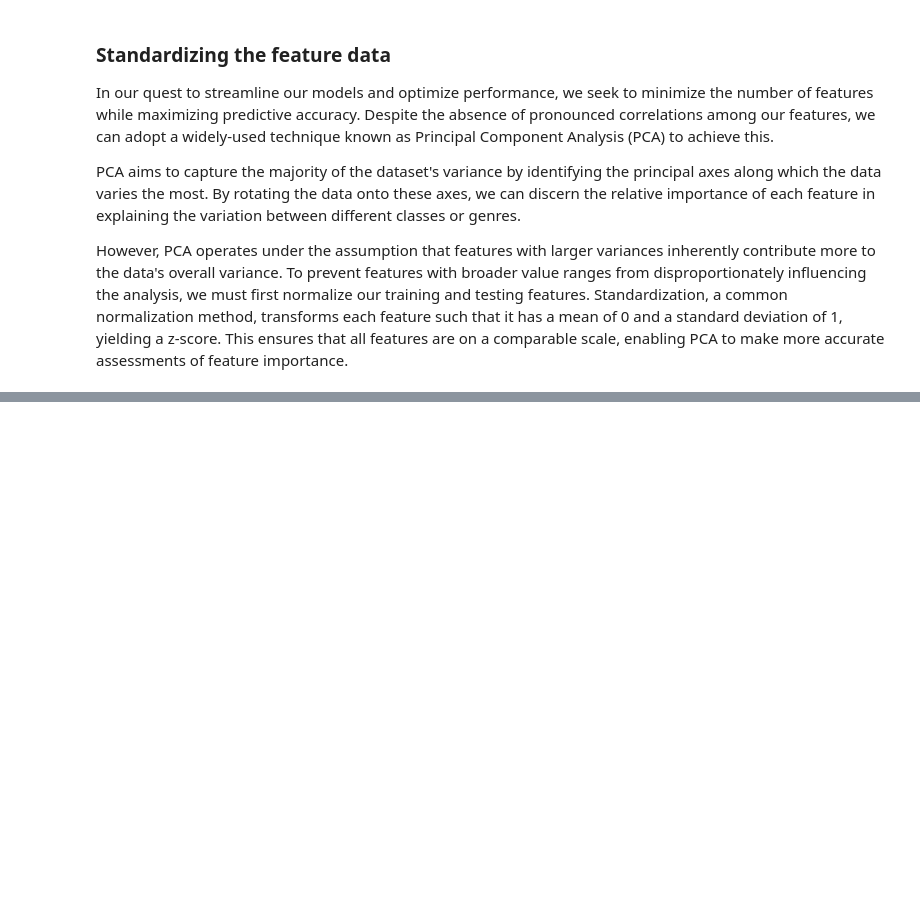
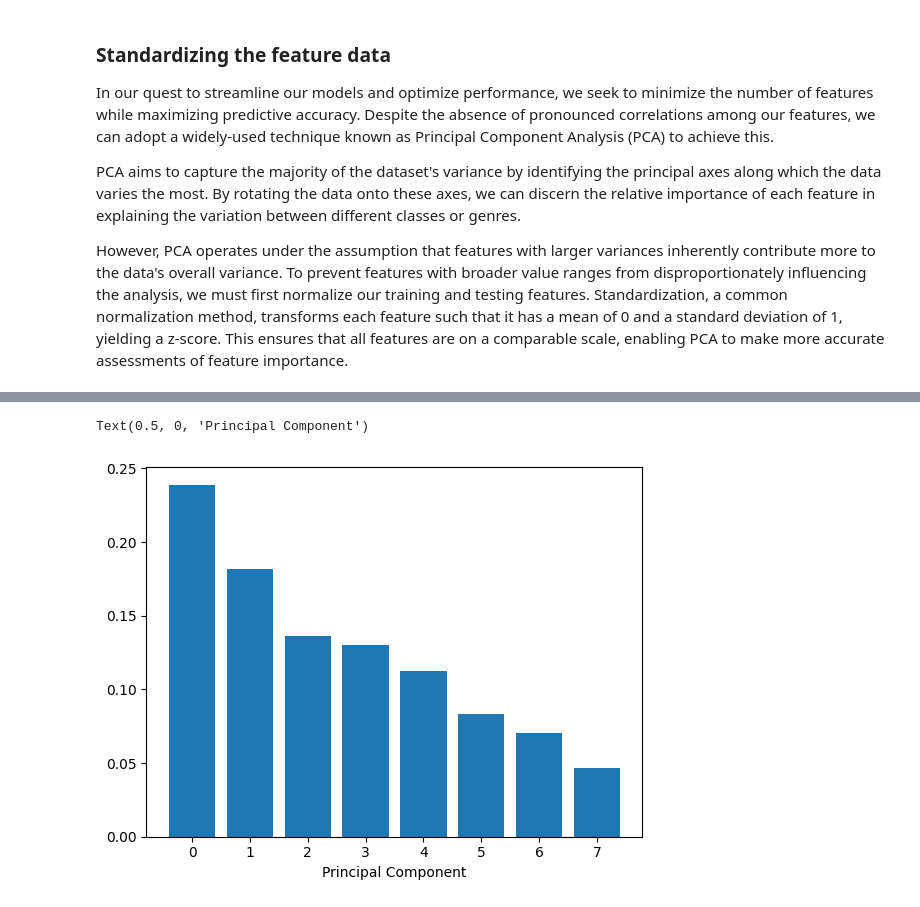
Before and after one commit to ASGuzman/Classify_songs, a Jupyter notebook: prueba.ipynb, the cells around one changed output, grey strips where cells are left out. Drawn from its saved outputs; the diff is of its cells as text; code cells hidden in the pictures; blank space fills up the shorter version.

```diff
--- a/prueba.ipynb
+++ b/prueba.ipynb
@@ -100,0 +111,15 @@ scaled_test_features = scaler.transform(test_features)
+# %%
+# Import our plotting module, and PCA class
+import matplotlib.pyplot as plt
+from sklearn.decomposition import PCA
+# Get our explained variance ratios from PCA using all features
+pca = PCA()
+pca.fit(scaled_train_features)
+exp_variance = pca.explained_variance_ratio_
+# plot the explained variance using a barplot
+fig, ax = plt.subplots()
+ax.bar(range(pca.n_components_), exp_variance)
+ax.set_xlabel('Principal Component')
+# %% [output]
+Text(0.5, 0, 'Principal Component')
+[figure, added]
```
Also changed, not shown: parts of 6 cells of this notebook.
